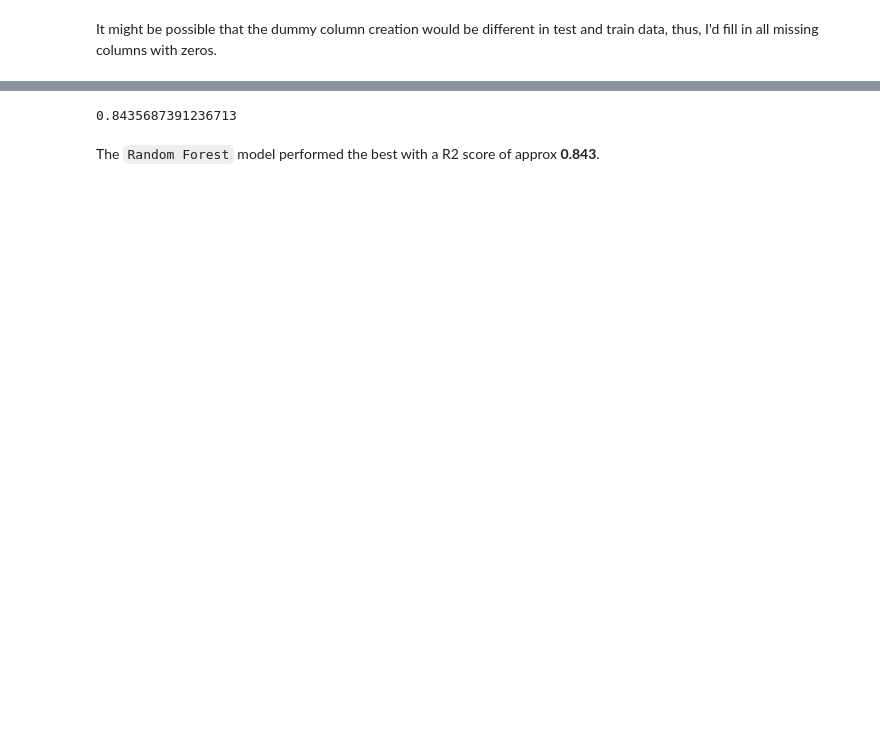
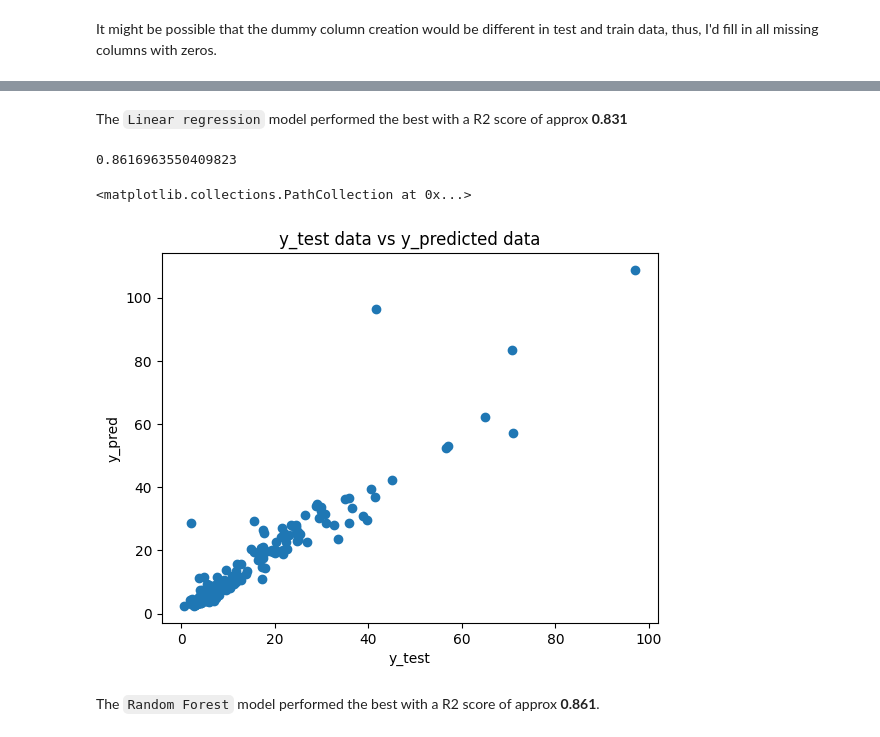
Before and after one commit to MsHegde-code/used-vehicle-price-prediction-data-science, a Jupyter notebook: vehicle-price-prediction.ipynb, the cells around one changed output, grey strips where cells are left out. Cells and saved outputs as stored; diff of their text form; code cells hidden in the pictures; blank space fills up the shorter version.

```diff
--- a/vehicle-price-prediction.ipynb
+++ b/vehicle-price-prediction.ipynb
@@ -380,9 +494,19 @@ r2_score(y_test, y_pred)
+# %% [markdown]
+The `Linear regression` model performed the best with a R2 score of approx **0.831**
 # %%
 rf = RandomForestRegressor(n_estimators = 100)
 rf.fit(X_train, y_train)
 y_pred = rf.predict(X_test)
-r2_score(y_test, y_pred)
+print(r2_score(y_test, y_pred))
+
+
+plt.title("y_test data vs y_predicted data")
+plt.xlabel("y_test")
+plt.ylabel("y_pred")
+plt.scatter(y_test, y_pred)
 # %% [output]
-0.8435687391236713
+0.8616963550409823
+<matplotlib.collections.PathCollection at 0x...>
+[figure, added]
 # %% [markdown]
-The `Random Forest` model performed the best with a R2 score of approx **0.843**.
+The `Random Forest` model performed the best with a R2 score of approx **0.861**.
```
Also changed, not shown: parts of 36 cells of this notebook.
